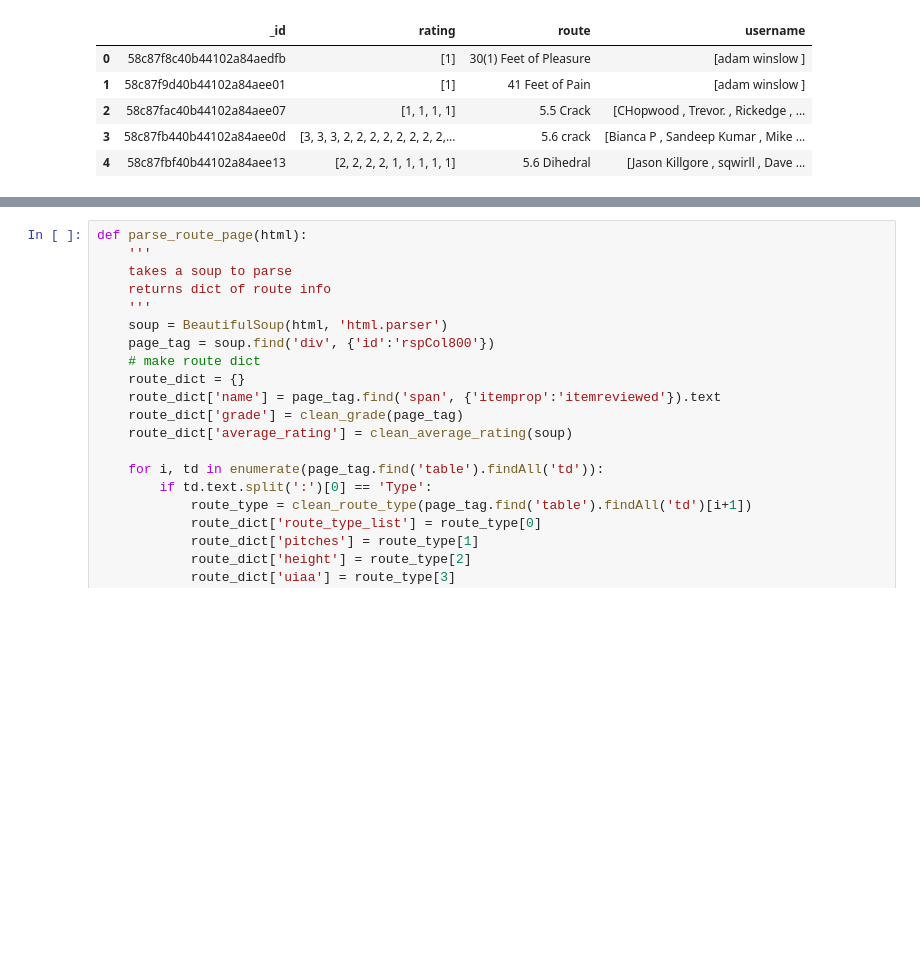
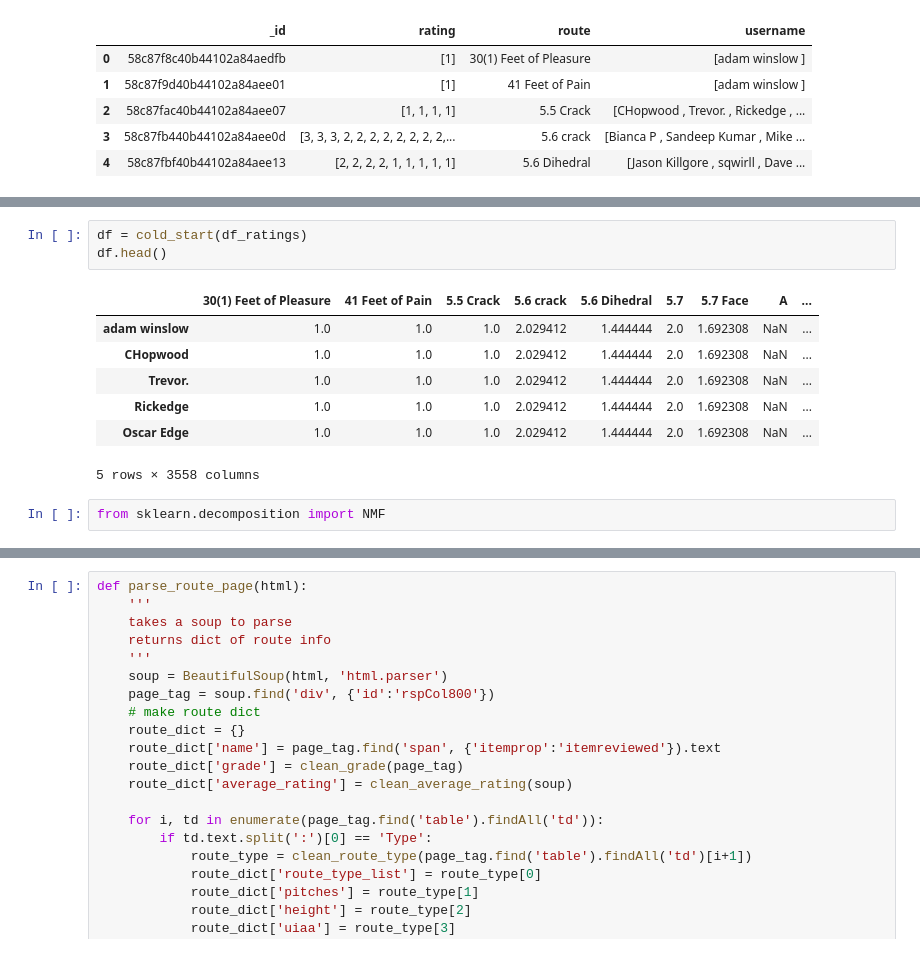
Before and after one commit to davidblaszka/redpointer, a Jupyter notebook: src/parsing_cleaning.ipynb, the cells around one changed output, grey strips where cells are left out. Drawn from its saved outputs; the diff is of its cells as text; blank space fills up the shorter version.

```diff
--- a/src/parsing_cleaning.ipynb
+++ b/src/parsing_cleaning.ipynb
@@ -64,3 +99,16 @@ ratings_df = clean_ratings()
+# %%
+df = cold_start(df_ratings)
+df.head()
+# %% [output]
+|  | 30(1) Feet of Pleasure | 41 Feet of Pain | 5.5 Crack | 5.6 crack | 5.6 Dihedral | 5.7 | 5.7 Face | A | ... |
+| adam winslow | 1.0 | 1.0 | 1.0 | 2.029412 | 1.444444 | 2.0 | 1.692308 | NaN | ... |
+| CHopwood | 1.0 | 1.0 | 1.0 | 2.029412 | 1.444444 | 2.0 | 1.692308 | NaN | ... |
+| Trevor. | 1.0 | 1.0 | 1.0 | 2.029412 | 1.444444 | 2.0 | 1.692308 | NaN | ... |
+| Rickedge | 1.0 | 1.0 | 1.0 | 2.029412 | 1.444444 | 2.0 | 1.692308 | NaN | ... |
+| Oscar Edge | 1.0 | 1.0 | 1.0 | 2.029412 | 1.444444 | 2.0 | 1.692308 | NaN | ... |
+5 rows × 3558 columns
+# %%
+from sklearn.decomposition import NMF
 # %%
 df_user_html.shape
 # %% [output]
```
Also changed, not shown: parts of 7 cells of this notebook, 3 other files.
